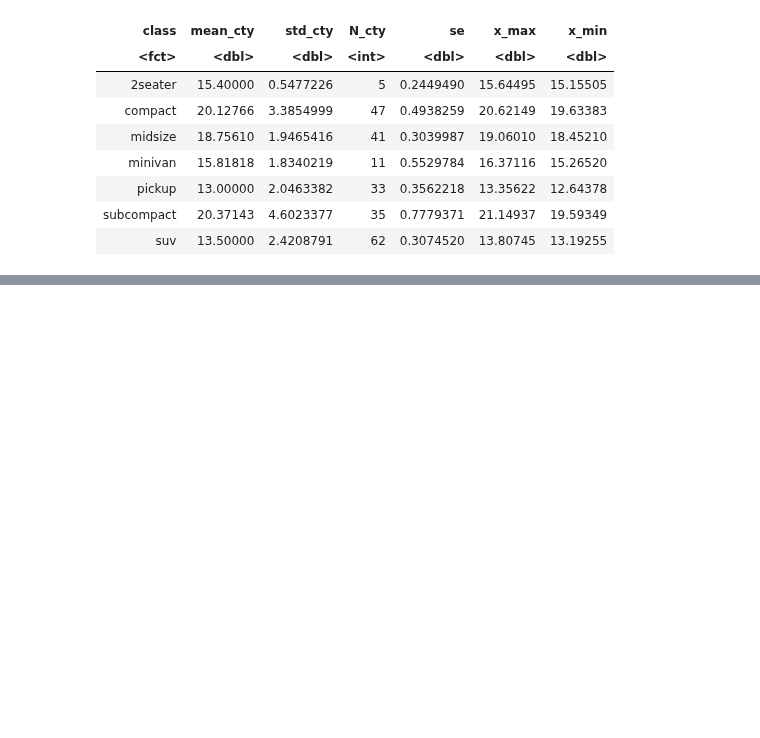
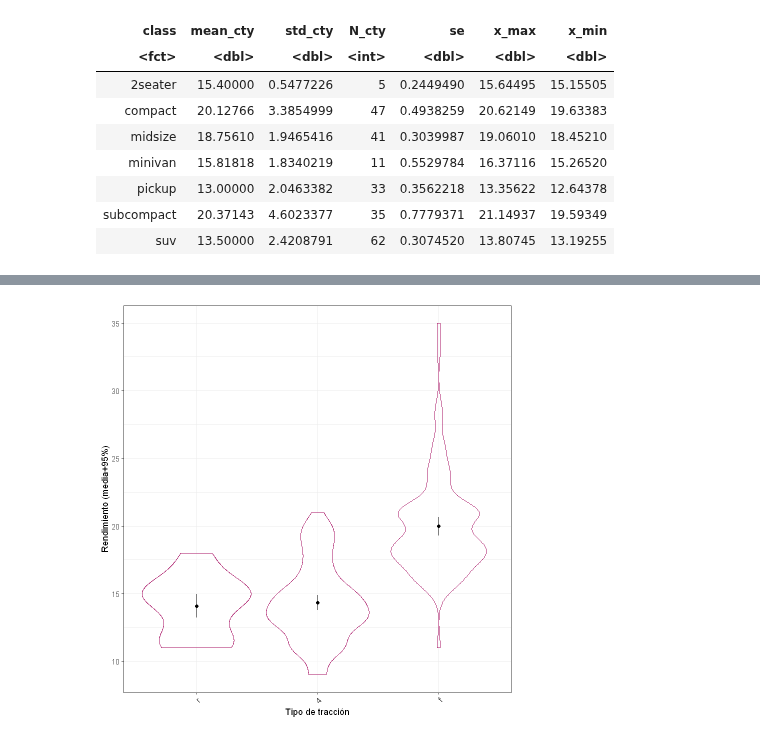
Before and after one commit to emilianodesu/LCD-5Sem-2025-1, a Jupyter notebook: PPCD/T1 Introduccion a ciencia de datos/1.2 Extraccion de grandes cantidades de informacion/ggplot.ipynb, the cells around one changed output, grey strips where cells are left out. Cells and saved outputs as stored; diff of their text form; code cells hidden in the pictures; blank space fills up the shorter version.

```diff
--- a/PPCD/T1 Introduccion a ciencia de datos/1.2 Extraccion de grandes cantidades de informacion/ggplot.ipynb
+++ b/PPCD/T1 Introduccion a ciencia de datos/1.2 Extraccion de grandes cantidades de informacion/ggplot.ipynb
@@ -114,0 +133,11 @@ ggplot(mpg_summary, aes(mean_cty, y = "class")) +
+# %%
+ggplot(mpg, aes(x = reorder(drv, cty, FUN = mean), y = cty)) +
+  geom_violin(colour = "#a71163", alpha = 0.5) +
+  geom_point(stat = "summary", fun = "mean") +
+  geom_errorbar(stat = "summary", fun.data = "mean_se",
+                fun.args = list(mult = 1.96), width = 0) +
+  labs(x = "Tipo de tracción", y = "Rendimiento (media+95%)") +
+  theme_bw() +
+  theme(axis.text.x = element_text(angle = 45, hjust = 1))
+# %% [output]
+[figure, added]
```
Also changed, not shown: parts of 10 cells of this notebook, 1 other file.
